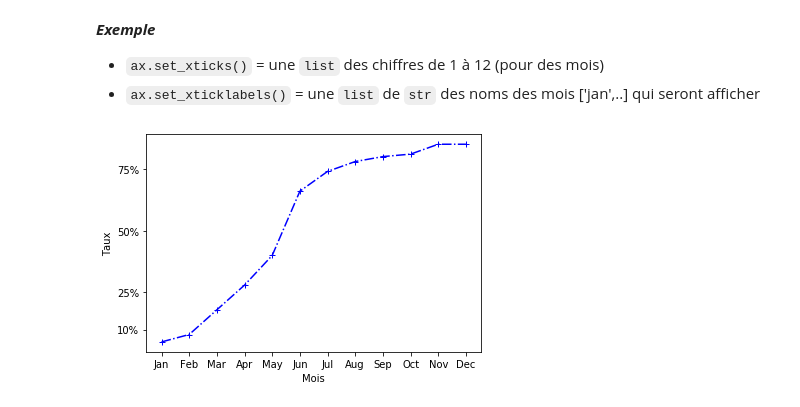
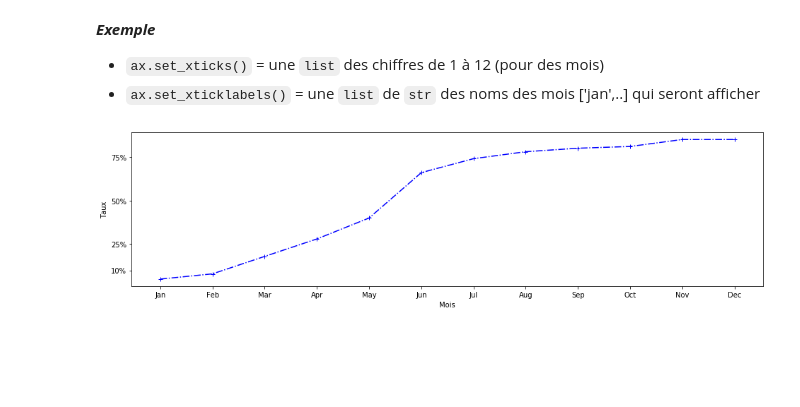
Before and after one commit to Syllaweg/Datascience_toolkit, a Jupyter notebook: Graph_plt_sns/matplotlib_base.ipynb, the cells around one changed output. Drawn from its saved outputs; the diff is of its cells as text; code cells hidden in the pictures; blank space fills up the shorter version.

```diff
--- a/Graph_plt_sns/matplotlib_base.ipynb
+++ b/Graph_plt_sns/matplotlib_base.ipynb
@@ -167,19 +171,21 @@ douze_mois = ["Jan", "Feb", "Mar", "Apr", "May", "Jun", "Jul", "Aug", "Sep","Oct
 nb_mois = range(12)
 taux = [0.05, 0.08, 0.18, 0.28, 0.4, 0.66, 0.74, 0.78, 0.8, 0.81, 0.85, 0.85]
 # %%
+plt.figure(figsize=(16, 4))
+
 plt.xlabel("Mois")
 plt.ylabel("Taux")
 
 plt.plot(nb_mois, taux, 'b+-.') # On trace notre graph normalement
 
 ax=plt.subplot() # instancie ax avec les propriété d'un subpolt
 
 ax.set_xticks(nb_mois) # les chiffres pour l'échelle en abcisses
 ax.set_xticklabels(douze_mois) # auxquels on associe ces étiquettes, ici le nom des 12 mois
 
 ax.set_yticks([0.10, 0.25, 0.5, 0.75]) # les chiffres pour l'échelle en ordonnées
 ax.set_yticklabels(["10%", "25%", "50%", "75%"]) # on leur associes les pourcentage correspondant qui seront affichés
 
 plt.show()
 # %% [output]
-[figure, old version]
+[figure, new version]
```
Also changed, not shown: parts of 6 cells of this notebook.
